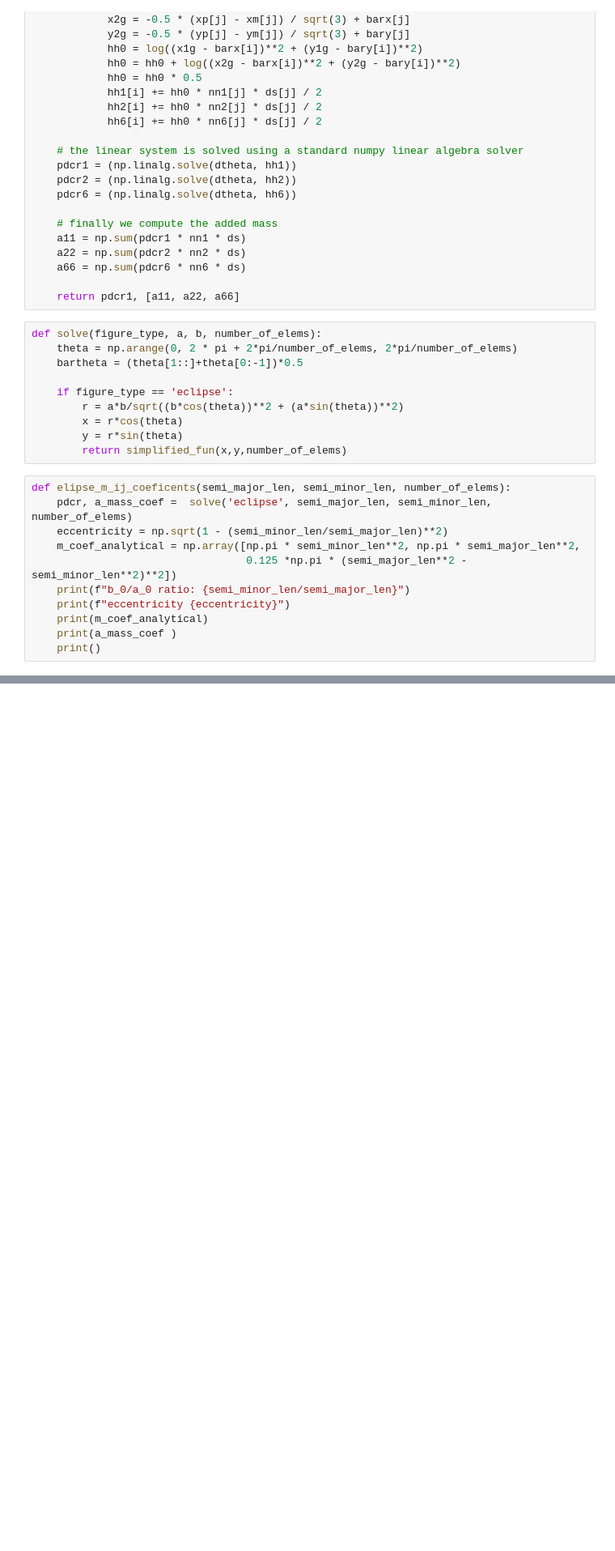
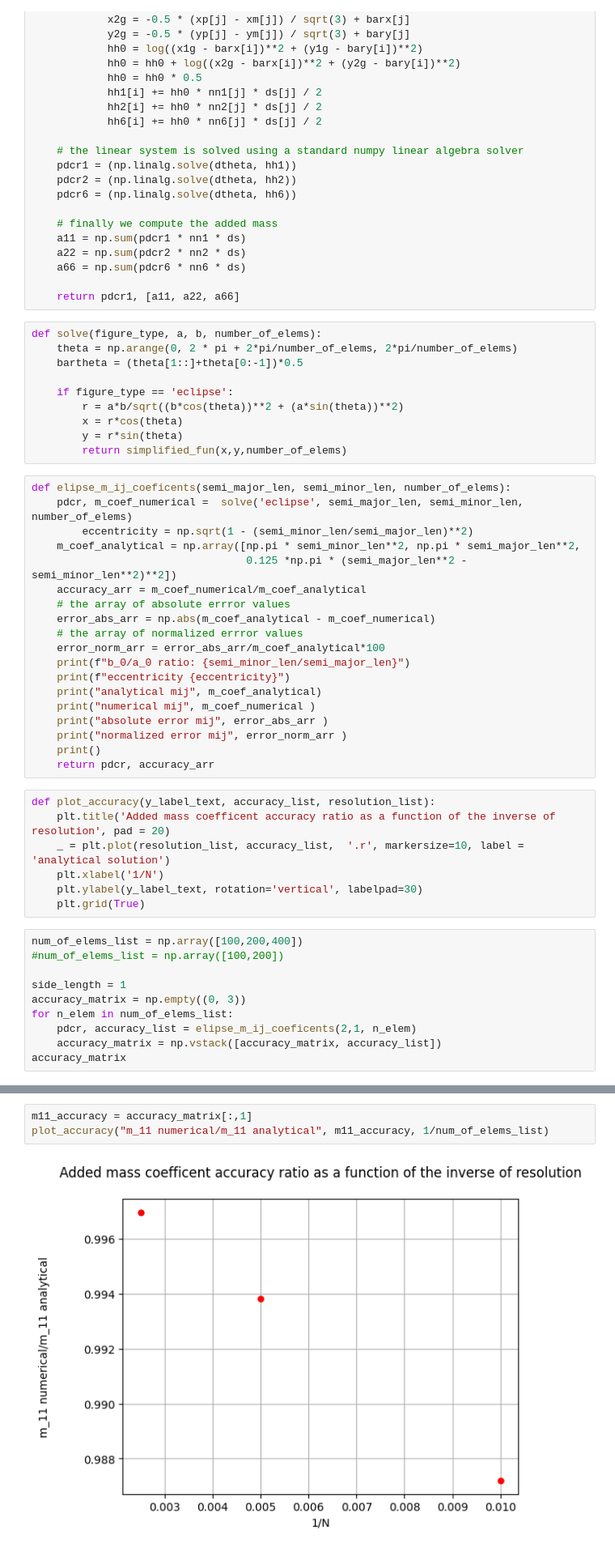
Before and after one commit to AnnaWojciechowska/MEK4420, a Jupyter notebook: Oblig1/ellipse_oblig.ipynb, the cells around one changed output, grey strips where cells are left out. Shown: that part at 81% size. Drawn from its saved outputs; the diff is of its cells as text; blank space fills up the shorter version.

Commit message:
Shapes added error and accuracy charts

```diff
--- a/Oblig1/ellipse_oblig.ipynb
+++ b/Oblig1/ellipse_oblig.ipynb
@@ -77,12 +77,37 @@ def solve(figure_type, a, b, number_of_elems):
         return simplified_fun(x,y,number_of_elems)
 # %%
 def elipse_m_ij_coeficents(semi_major_len, semi_minor_len, number_of_elems):
-    pdcr, a_mass_coef =  solve('eclipse', semi_major_len, semi_minor_len, number_of_elems)
-    eccentricity = np.sqrt(1 - (semi_minor_len/semi_major_len)**2)
+    pdcr, m_coef_numerical =  solve('eclipse', semi_major_len, semi_minor_len, number_of_elems)
+        eccentricity = np.sqrt(1 - (semi_minor_len/semi_major_len)**2)
     m_coef_analytical = np.array([np.pi * semi_minor_len**2, np.pi * semi_major_len**2,
                                   0.125 *np.pi * (semi_major_len**2 - semi_minor_len**2)**2])
+    accuracy_arr = m_coef_numerical/m_coef_analytical
+    # the array of absolute errror values
+    error_abs_arr = np.abs(m_coef_analytical - m_coef_numerical)
+    # the array of normalized errror values
+    error_norm_arr = error_abs_arr/m_coef_analytical*100
     print(f"b_0/a_0 ratio: {semi_minor_len/semi_major_len}")
     print(f"eccentricity {eccentricity}")
-    print(m_coef_analytical)
-    print(a_mass_coef )
+    print("analytical mij", m_coef_analytical)
+    print("numerical mij", m_coef_numerical )
+    print("absolute error mij", error_abs_arr )
+    print("normalized error mij", error_norm_arr )
     print()
+    return pdcr, accuracy_arr
+# %%
+def plot_accuracy(y_label_text, accuracy_list, resolution_list):
+    plt.title('Added mass coefficent accuracy ratio as a function of the inverse of resolution', pad = 20)
+    _ = plt.plot(resolution_list, accuracy_list,  '.r', markersize=10, label = 'analytical solution')
+    plt.xlabel('1/N')
+    plt.ylabel(y_label_text, rotation='vertical', labelpad=30)
+    plt.grid(True)
+# %%
+num_of_elems_list = np.array([100,200,400])
+#num_of_elems_list = np.array([100,200])
+
+side_length = 1
+accuracy_matrix = np.empty((0, 3))
+for n_elem in num_of_elems_list:
+    pdcr, accuracy_list = elipse_m_ij_coeficents(2,1, n_elem)
+    accuracy_matrix = np.vstack([accuracy_matrix, accuracy_list])
+accuracy_matrix
@@ -88,0 +132,5 @@ def elipse_m_ij_coeficents(semi_major_len, semi_minor_len, number_of_elems):
+# %%
+m11_accuracy = accuracy_matrix[:,1]
+plot_accuracy("m_11 numerical/m_11 analytical", m11_accuracy, 1/num_of_elems_list)
+# %% [output]
+[figure, added]
```
Also changed, not shown: parts of 6 cells of this notebook, 1 other file.
